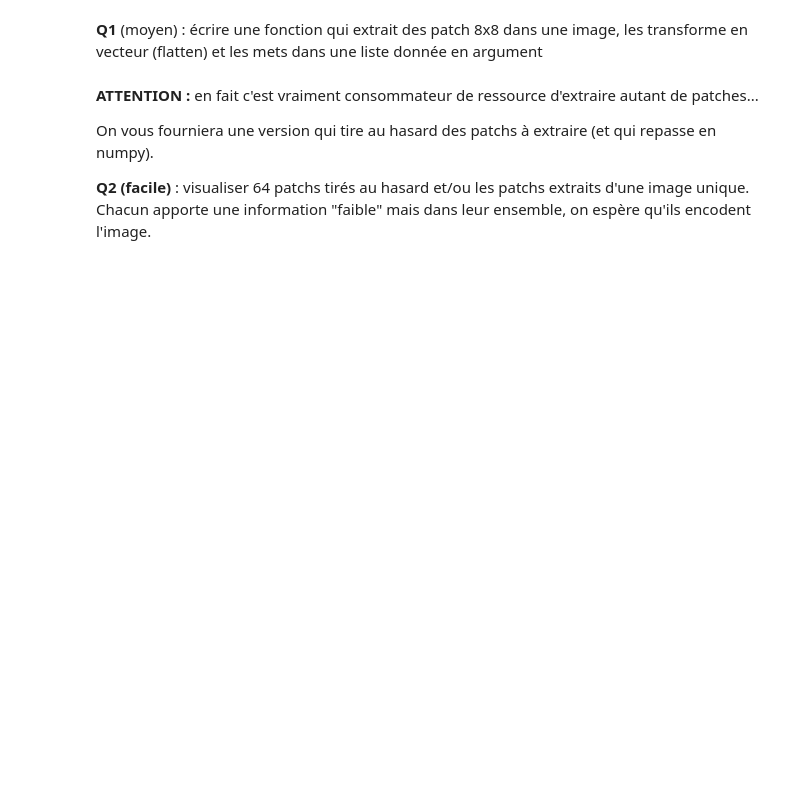
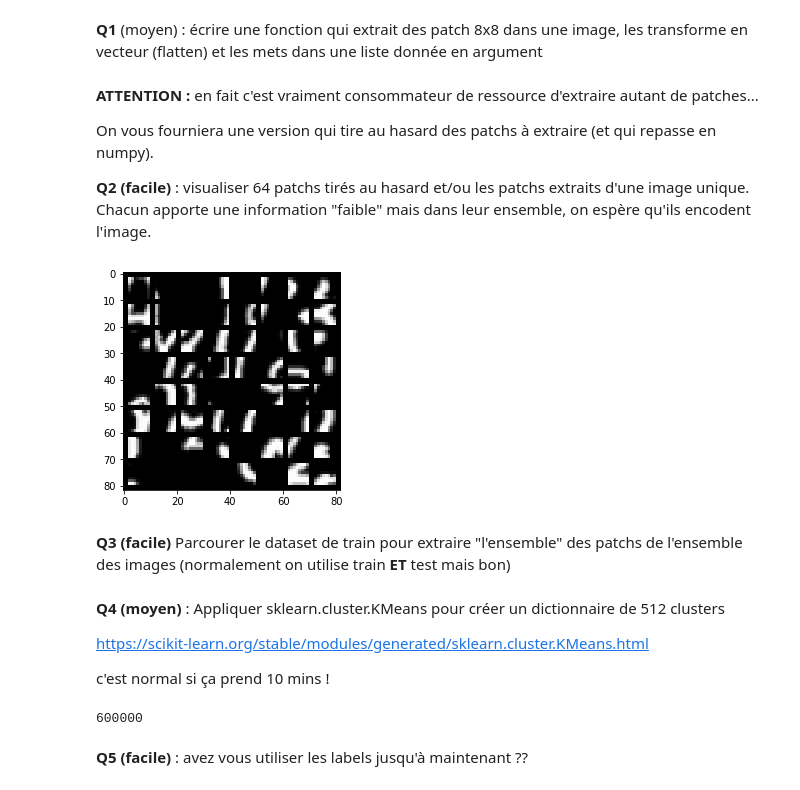
Before and after one commit to achanhon/coursdeeplearningcolab, a Jupyter notebook: 2020/bow_mnist.ipynb, the cells around one changed output. Cells and saved outputs as stored; diff of their text form; code cells hidden in the pictures; blank space fills up the shorter version.

```diff
--- a/2020/bow_mnist.ipynb
+++ b/2020/bow_mnist.ipynb
@@ -40,14 +54,31 @@ print(sample.shape)  ## 64 c'est le batch
 **Q1** (moyen) : écrire une fonction qui extrait des patch 8x8 dans une image, les transforme en vecteur (flatten) et les mets dans une liste donnée en argument
 # %%
 def extraitpatch2D(allpatch,inputs):
-  print("TODO")
+  row = np.random.randint(0,32-8,size=10)
+  col = np.random.randint(0,32-8,size=10)
+  for i in range(row.shape[0]):
+    allpatch.append(inputs[row[i]:row[i]+8,col[i]:col[i]+8].copy().flatten())
 
 def extraitpatchinbatch(allpatch,inputs):
   for i in range(inputs.shape[0]):
-      extraitpatch2D(allpatch,inputs[i][0])
+      extraitpatch2D(allpatch,inputs[i][0].cpu().numpy())
 # %% [markdown]
 **ATTENTION :** en fait c'est vraiment consommateur de ressource d'extraire autant de patches...
 
 On vous fourniera une version qui tire au hasard des patchs à extraire (et qui repasse en numpy).
 
 **Q2 (facile)** : visualiser 64 patchs tirés au hasard et/ou les patchs extraits d'une image unique. Chacun apporte une information "faible" mais dans leur ensemble, on espère qu'ils encodent l'image.
+# %%
+import random
+tmp = []
+extraitpatchinbatch(tmp,sample)
+random.shuffle(tmp)
+tmp = [torch.Tensor(tmp[i]) for i in range(64)]
+tmp = [patch.view(8,8) for patch in tmp]
+tmp = [patch.unsqueeze(0) for patch in tmp]
+tmp = torch.stack(tmp)
+show(torchvision.utils.make_grid(tmp))
+# %% [output]
+[figure, added]
+# %% [markdown]
+**Q3 (facile)** Parcourer le dataset de train pour extraire "l'ensemble" des patchs de l'ensemble des images (normalement on utilise train **ET** test mais bon)
@@ -53,0 +89,20 @@ On vous fourniera une version qui tire au hasard des patchs à extraire (et qui
+# %% [markdown]
+**Q4 (moyen)** : Appliquer sklearn.cluster.KMeans pour créer un dictionnaire de 512 clusters
+
+https://scikit-learn.org/stable/modules/generated/sklearn.cluster.KMeans.html
+
+
+c'est normal si ça prend 10 mins !
+# %%
+from sklearn.cluster import KMeans
+
+print(len(allpatch)) ## on a un gros problème Kmeans !!
+                     ## dimension des vecteurs 64,
+                     ## K = 512
+                     ## N = 600000
+
+kmeans = KMeans(n_clusters=512,max_iter=30,n_init=1).fit(allpatch)
+# %% [output]
+600000
+# %% [markdown]
+**Q5 (facile)** : avez vous utiliser les labels jusqu'à maintenant ??
```
Also changed, not shown: parts of 27 cells of this notebook.
